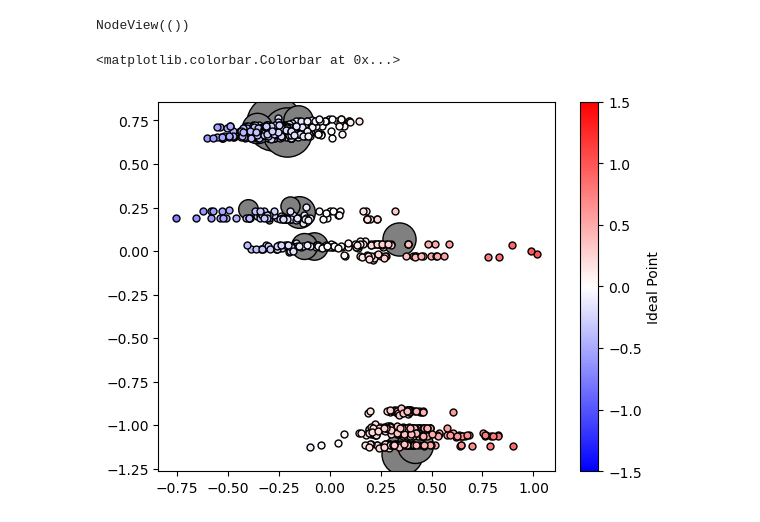
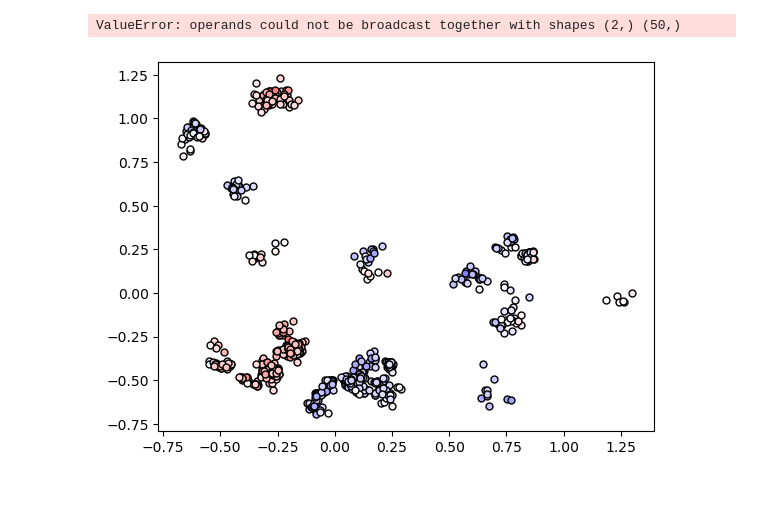
Before and after one commit to galenphall/amici, a Jupyter notebook: notebooks/analysis.ipynb, the cells around one changed output. Saved outputs shown, nothing was run; the diff lists cells and outputs as text; code cells hidden in the pictures; blank space fills up the shorter version.

```diff
--- a/notebooks/analysis.ipynb
+++ b/notebooks/analysis.ipynb
@@ -446,34 +483,42 @@ Created bipartite graph with 9449 nodes and 24169 edges
 # %%
-G_blocked.nodes
+industry_mapping = get_industry_mapping()
-# %% [output]
-NodeView(())
 # %%
+blocks = {level: df.set_index('node_name')[f'level_{level}'].to_dict() for level in [0,1,2,3]}
+
 pos, lvl_pos = multi_scale_layout(
     positive_edges(G_amicus),
-    {level: df.set_index('node_name')[f'level_{level}'].to_dict() for level in [0,1,2,3]},
-    alpha=0.5)
+    blocks,
+    alpha=0.6)
 # %%
 # compute normalization over your ideology range
 vmin = ideologies['ideal_point'].min()
 vmax = ideologies['ideal_point'].max()
 norm = plt.Normalize(vmin=-1.5, vmax=1.5)
 cmap = plt.get_cmap('bwr')   # blue-to-white-to-red
 
 # plot each node with a color from the colormap
 for g, (x, y) in pos.items():
     val = ideologies.loc[g, 'ideal_point']
     plt.plot(x, y, 'o', color=cmap(norm(val)), markeredgecolor='k', ms=5)
 
 lvl = 2
-sizes = np.sqrt(df[f'level_{lvl}'].value_counts() * 10).to_dict()
-for i, (x, y) in lvl_pos[lvl].items():
-    plt.plot(x, y, 'o', color='grey', markeredgecolor='k', ms=sizes[i], zorder=-1)
+blocks_lvl = df[df.node_type=='amicus'].set_index('node_name')[f'level_{level}'].to_dict()
+block_coords = {} # {block: (centerx, centery, radius)}
+for bi in set(blocks_lvl.values()):
+    members = [m for m, bj in blocks_lvl.items() if bj==bi]
+    positions = np.array([pos[m] for m in members])
+    center = np.mean(positions, axis=0)
+    radius = np.max(np.linalg.norm(positions - center, axis=1))
+    theta = np.linspace(0, 2*np.pi)
+    x = center[0] + radius * np.cos(theta)
+    y = center[1] + radius * np.sin(theta)
+    plt.plot(x, y, marker='--', color='k')
 
 # add a colorbar legend
 sm = plt.cm.ScalarMappable(norm=norm, cmap=cmap)
 sm.set_array([])   # only needed for a standalone colorbar
 plt.colorbar(sm, label='Ideal Point', ax=plt.gca())
 # %% [output]
-<matplotlib.colorbar.Colorbar at 0x...>
+ValueError: operands could not be broadcast together with shapes (2,) (50,)
-[figure, old version]
+[figure, new version]
 # %%
```
Also changed, not shown: parts of 4 cells of this notebook, 5 other files.
